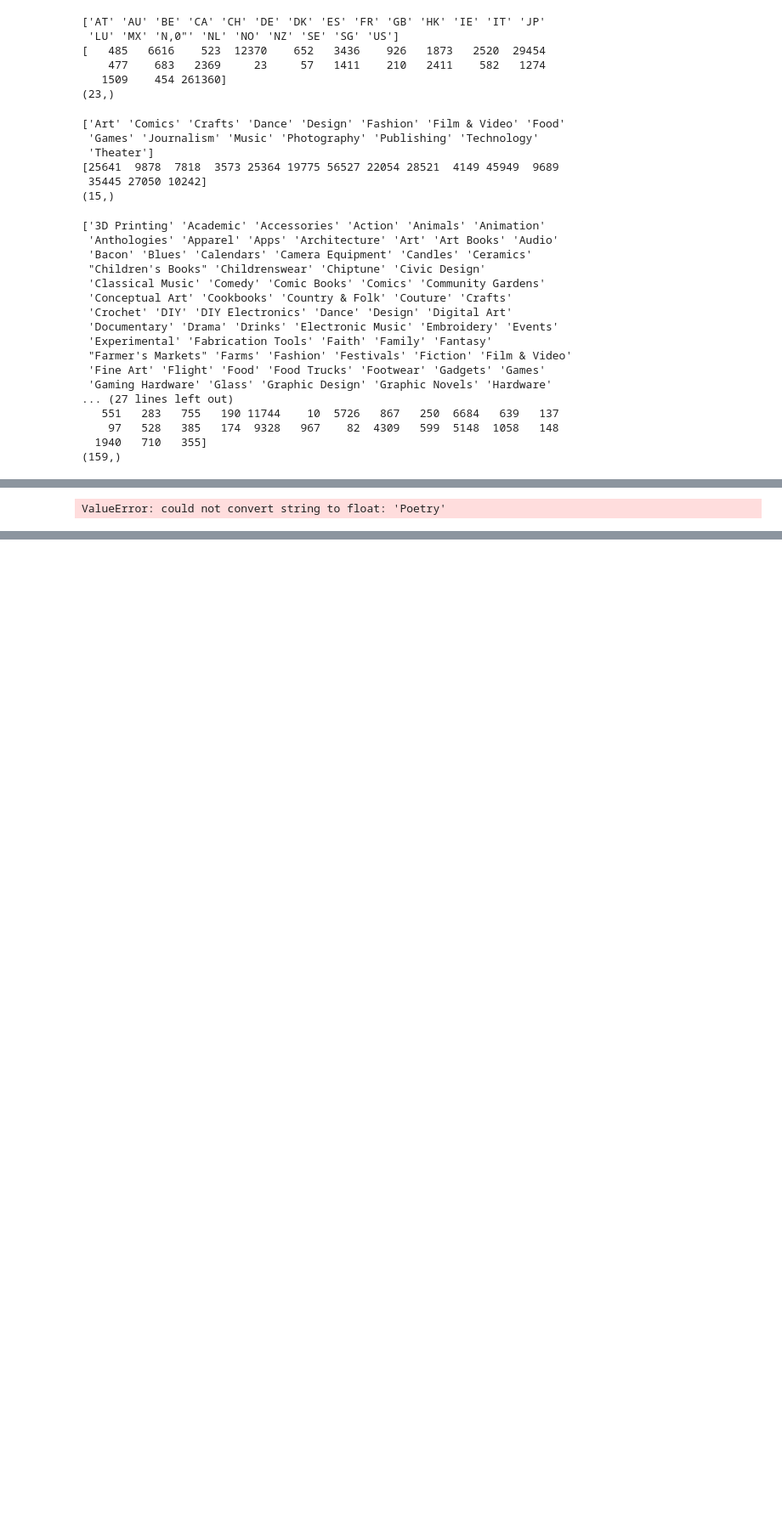
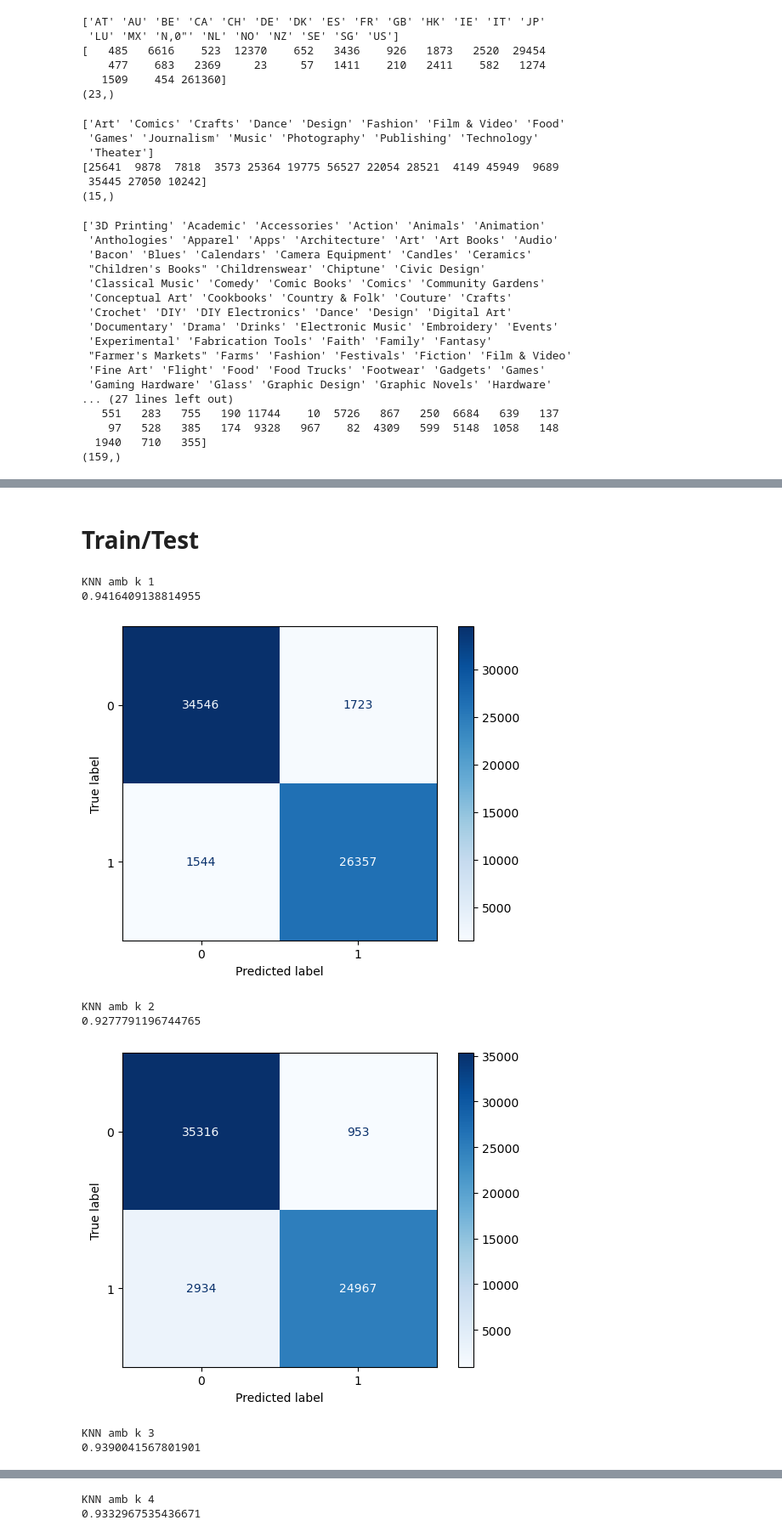
Before and after one commit to jaesmoris/Kickstarter_projects_kaggle, a Jupyter notebook: Kickstarter_projects.ipynb, the cells around one changed output, grey strips where cells are left out. Shown at 85% size. Drawn from its saved outputs; the diff is of its cells as text; code cells hidden in the pictures; blank space fills up the shorter version.

```diff
--- a/Kickstarter_projects.ipynb
+++ b/Kickstarter_projects.ipynb
@@ -237,0 +250,4 @@ y = df.values[:,9]
+# %%
+mm = MinMaxScaler()
+mm_data = mm.fit_transform(dff)
+mm_data
@@ -238,9 +268,31 @@ y = df.values[:,9]
+# %% [markdown]
+# Train/Test
+# %%
+X = mm_data[:, :-1]
+y = mm_data[:,-1].astype(int)
+x_t, x_v, y_t, y_v = train_test_split(X, y, test_size = 0.3, random_state = 42)
 # %%
-from sklearn.preprocessing import StandardScaler
-# Standarize features
-scaler = StandardScaler()
+from sklearn.neighbors import KNeighborsClassifier
 
-X = scaler.fit_transform(X)
-x_t, x_v, y_t, y_v = train_test_split(X, y, test_size = 0.3, random_state = 42)
+for i in range(5)[1:]:
+    knn = KNeighborsClassifier(n_neighbors=i)
+    knn.fit(x_t, y_t)
+    preds = knn.predict(x_v)
+    print('KNN amb k ' + str(i))
+    #mirar la f1 score
+    score = f1_score(y_v, preds)
+    print(score)
+    #confusion matrix
+    cm = metrics.confusion_matrix(y_v, preds)
+    disp = ConfusionMatrixDisplay(confusion_matrix=cm)
+    disp = disp.plot(cmap=plt.cm.Blues)
+    plt.show()
 # %% [output]
-ValueError: could not convert string to float: 'Poetry'
+KNN amb k 1
+0.9416409138814955
+[figure, added]
+KNN amb k 2
+0.9277791196744765
+[figure, added]
+KNN amb k 3
+0.9390041567801901
@@ -246,0 +300,2 @@ ValueError: could not convert string to float: 'Poetry'
+KNN amb k 4
+0.9332967535436671
```
Also changed, not shown: parts of 18 cells of this notebook.
